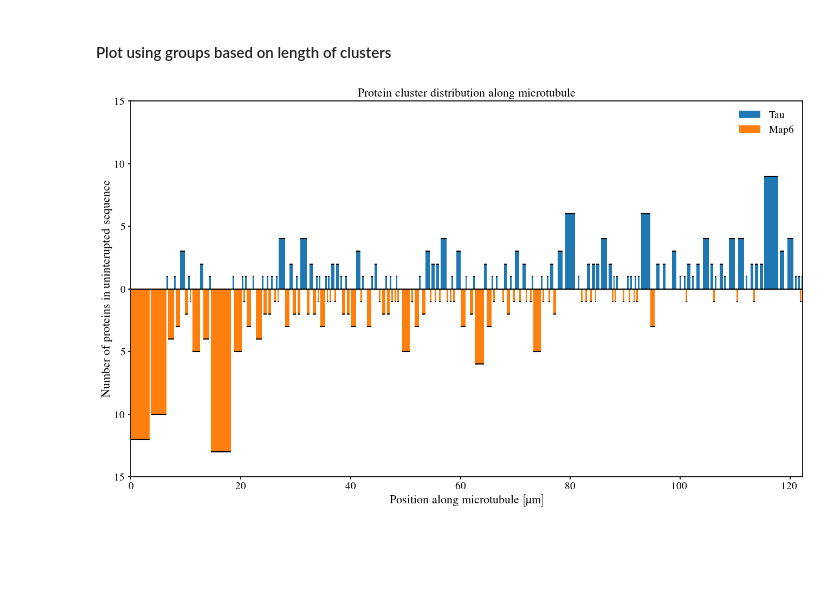
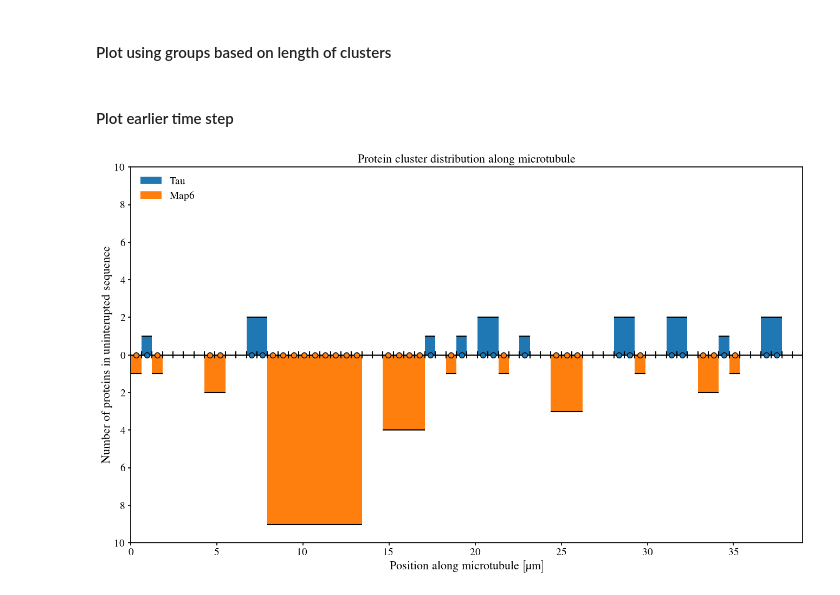
Before and after one commit to CWU-Computational-Biophysics/tau_mts, a Jupyter notebook: analysis.ipynb, the cells around one changed output. Drawn from its saved outputs; the diff is of its cells as text; code cells hidden in the pictures; blank space fills up the shorter version.

Commit message:
added options and fixed y-axis of distribution

```diff
--- a/analysis.ipynb
+++ b/analysis.ipynb
@@ -307,6 +308,7 @@ fig.savefig(figure_dir / r"mt_growth_over_time")
 # %% [markdown]
 #### Define Functions
 # %%
+
 # define a function to extract the distribution information
 # should take inputs of name, time step, and sim dict
 def extract_distribution(name: str, time_step: int, sim_dict: dict):
@@ -318,7 +320,7 @@ def extract_distribution(name: str, time_step: int, sim_dict: dict):
         sim_dict {dict} -- dictionary of simulation data
 
     Returns:
-        tuple -- (time, length, mt_state_array)
+        tuple -- (time, length, mt_state_array, grid_spacing)
     """
 
     # extract some values
@@ -339,13 +341,13 @@ def extract_distribution(name: str, time_step: int, sim_dict: dict):
     # calculate grid information
     binding_sites = len(mt_state)
     grid_spacing = length_value / (binding_sites - 1)
-    grid_positions = np.arange(0, length_value + grid_spacing, grid_spacing)
+    grid_positions = np.linspace(0, length_value, binding_sites)
 
     # join grid_positions and mt_state as columns in a np array
     mt_state_array = np.column_stack((grid_positions, mt_state))
 
     # return
-    return time_value, length_value, mt_state_array
+    return time_value, length_value, mt_state_array, grid_spacing
 # %%
 # define a function to extract the domain information
 # function should call extract_distribution
@@ -362,7 +364,7 @@ def extract_sequences(name: str, time_step: int, sim_dict: dict):
     """
 
     # extract the distribution information
-    time, length, mt_state_array = extract_distribution(name, time_step, sim_dict)
+    _, _, mt_state_array, _ = extract_distribution(name, time_step, sim_dict)
 
     # define the sequence dictionary
     sequence_dict = {
@@ -542,18 +552,25 @@ def plot_clusters(
 #### Plot using groups based on length of clusters
 # %%
 # plot the protein cluster distribution using the function
-
-# select a sim name and time step
-name = "T0_5_2"
-step = 999
-
 # define the figure
 fig, ax = plt.subplots(figsize=(16, 9))
 
 # plot the clusters
-plot_clusters(fig, ax, name, step, sim_dict)
+plot_clusters(fig, ax, name="T0_5_2", sim_dict=sim_dict, time_step=-1, protein_points_size=0, binding_ticks=False)
 
 # save the figure
 fig.savefig(figure_dir / r"protein_cluster_distribution")
-# %% [output]
-[figure, removed]
+# %% [markdown]
+#### Plot earlier time step
+# %%
+# plot the protein cluster distribution using the function
+# define the figure
+fig, ax = plt.subplots(figsize=(16, 9))
+
+# plot the clusters
+plot_clusters(fig, ax, name="T0_5_2", sim_dict=sim_dict, time_step=200, protein_points_size=50, binding_ticks=True)
+
+# save the figure
+fig.savefig(figure_dir / r"protein_cluster_distribution_explainer")
+# %% [output]
+[figure, added]
```
Also changed, not shown: parts of 4 cells of this notebook, 9 other files.
